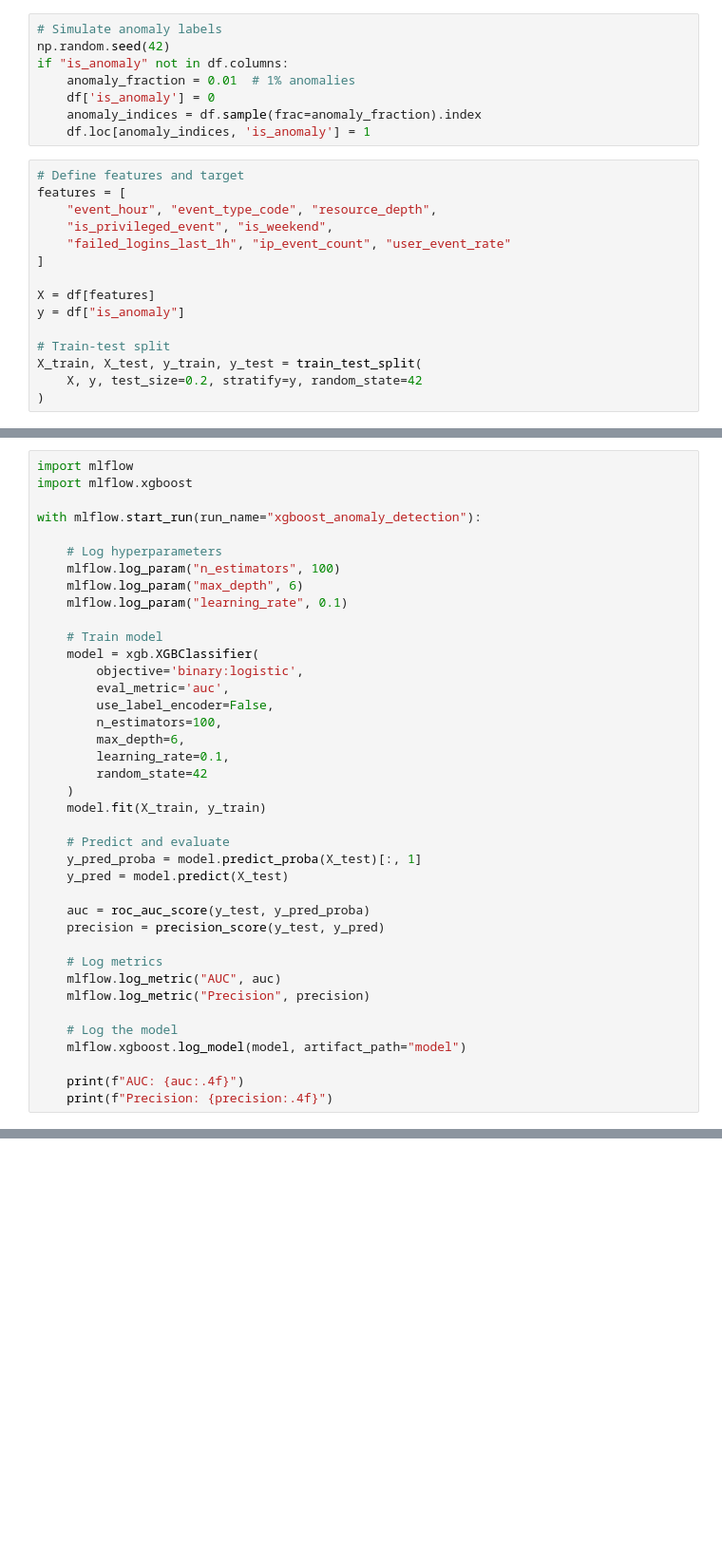
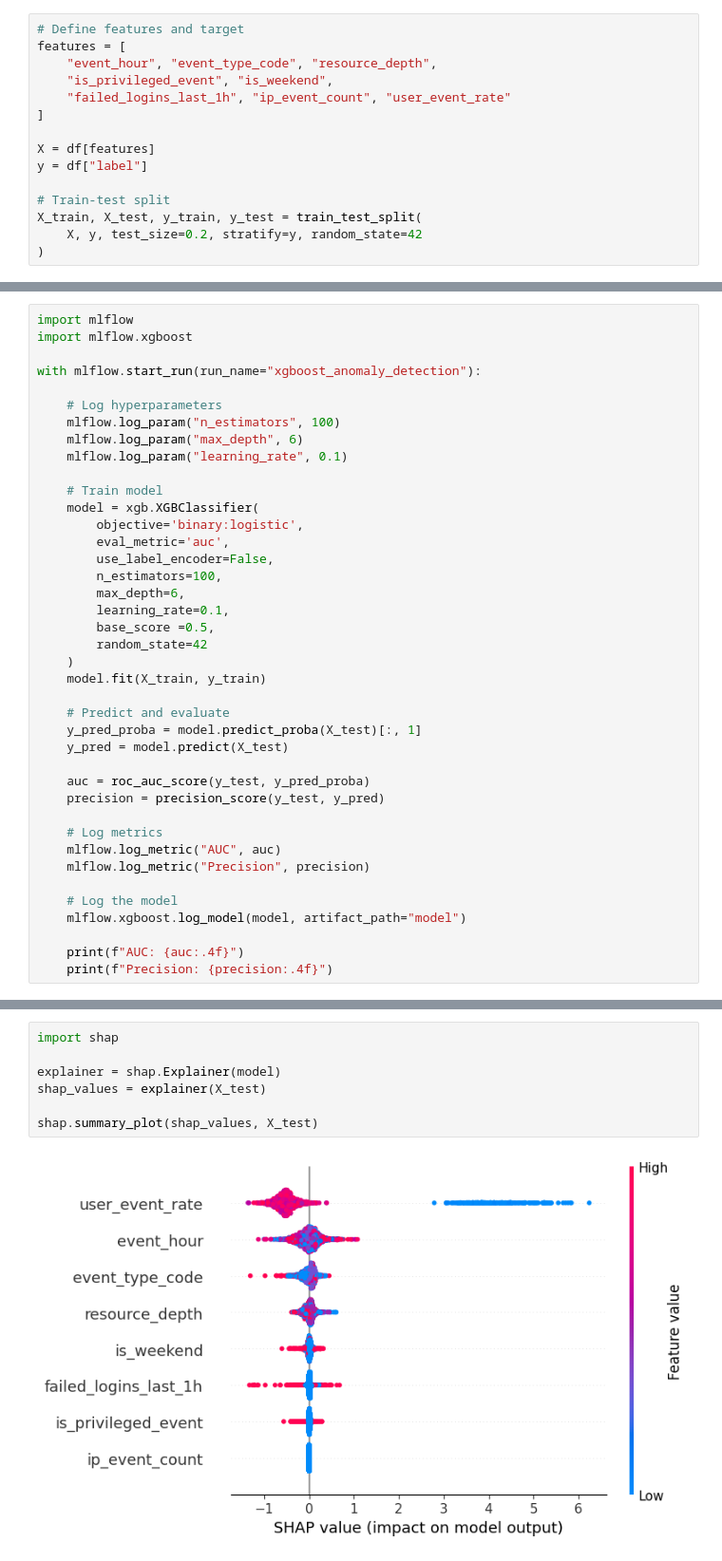
Before and after one commit to Koustubh2111/autorisk-AI, a Jupyter notebook: notebooks/anamoly_xgboost.ipynb, the cells around one changed output, grey strips where cells are left out. Shown at 95% size. Drawn from its saved outputs; the diff is of its cells as text; blank space fills up the shorter version.

```diff
--- a/notebooks/anamoly_xgboost.ipynb
+++ b/notebooks/anamoly_xgboost.ipynb
@@ -20,11 +20,3 @@ df.head()
-# %%
-# Simulate anomaly labels
-np.random.seed(42)
-if "is_anomaly" not in df.columns:
-    anomaly_fraction = 0.01  # 1% anomalies
-    df['is_anomaly'] = 0
-    anomaly_indices = df.sample(frac=anomaly_fraction).index
-    df.loc[anomaly_indices, 'is_anomaly'] = 1
 # %%
 # Define features and target
 features = [
@@ -34,7 +26,7 @@ features = [
 ]
 
 X = df[features]
-y = df["is_anomaly"]
+y = df["label"]
 
 # Train-test split
 X_train, X_test, y_train, y_test = train_test_split(
@@ -59,6 +57,7 @@ with mlflow.start_run(run_name="xgboost_anomaly_detection"):
         n_estimators=100,
         max_depth=6,
         learning_rate=0.1,
+        base_score =0.5,
         random_state=42
     )
     model.fit(X_train, y_train)
@@ -89,0 +110,9 @@ Precision: 0.0000
+# %%
+import shap
+
+explainer = shap.Explainer(model)
+shap_values = explainer(X_test)
+
+shap.summary_plot(shap_values, X_test)
+# %% [output]
+[figure, added]
```
Also changed, not shown: parts of 5 cells of this notebook.
